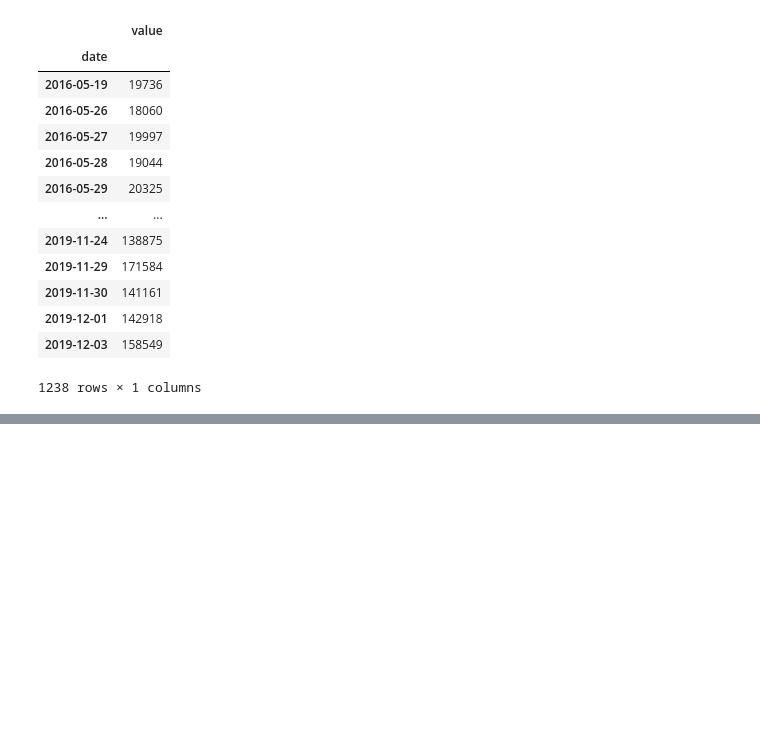
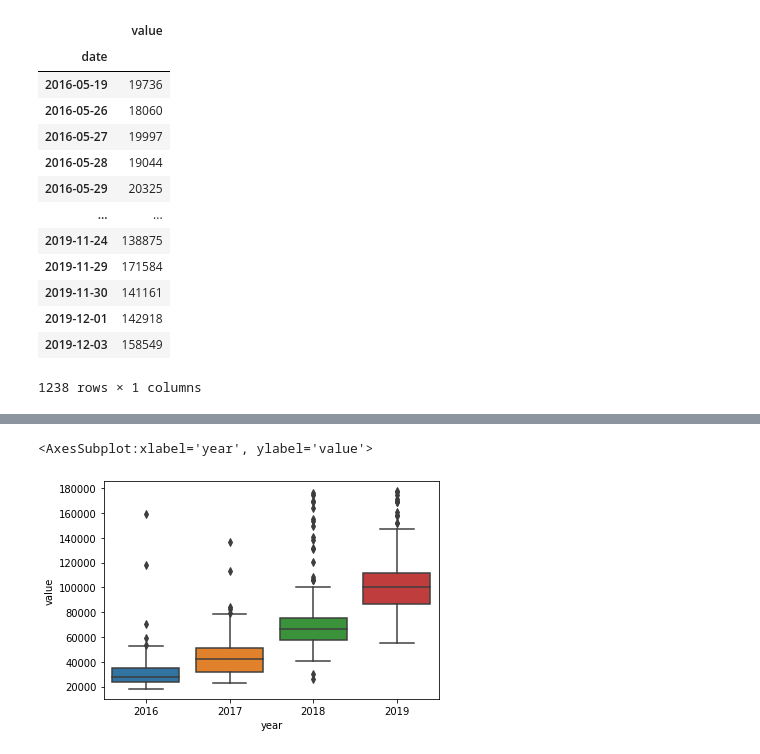
Before and after one commit to MohamedAbdElgni/pageviews-FCC, a Jupyter notebook: Page_views.ipynb, the cells around one changed output, grey strips where cells are left out. Cells and saved outputs as stored; diff of their text form; code cells hidden in the pictures; blank space fills up the shorter version.

```diff
--- a/Page_views.ipynb
+++ b/Page_views.ipynb
@@ -134,0 +110,5 @@ Text(0, 0.5, 'Average Page Views')
+# %%
+df_box = df.copy()
+df_box.reset_index(inplace=True)
+df_box['year'] = [d.year for d in df_box.date]
+df_box['month'] = [d.strftime('%b') for d in df_box.date]
@@ -134,0 +131,5 @@ Text(0, 0.5, 'Average Page Views')
+# %%
+sns.boxplot(data=df_box,x='year',y='value')
+# %% [output]
+<AxesSubplot:xlabel='year', ylabel='value'>
+[figure, added]
```
Also changed, not shown: parts of 14 cells of this notebook.
